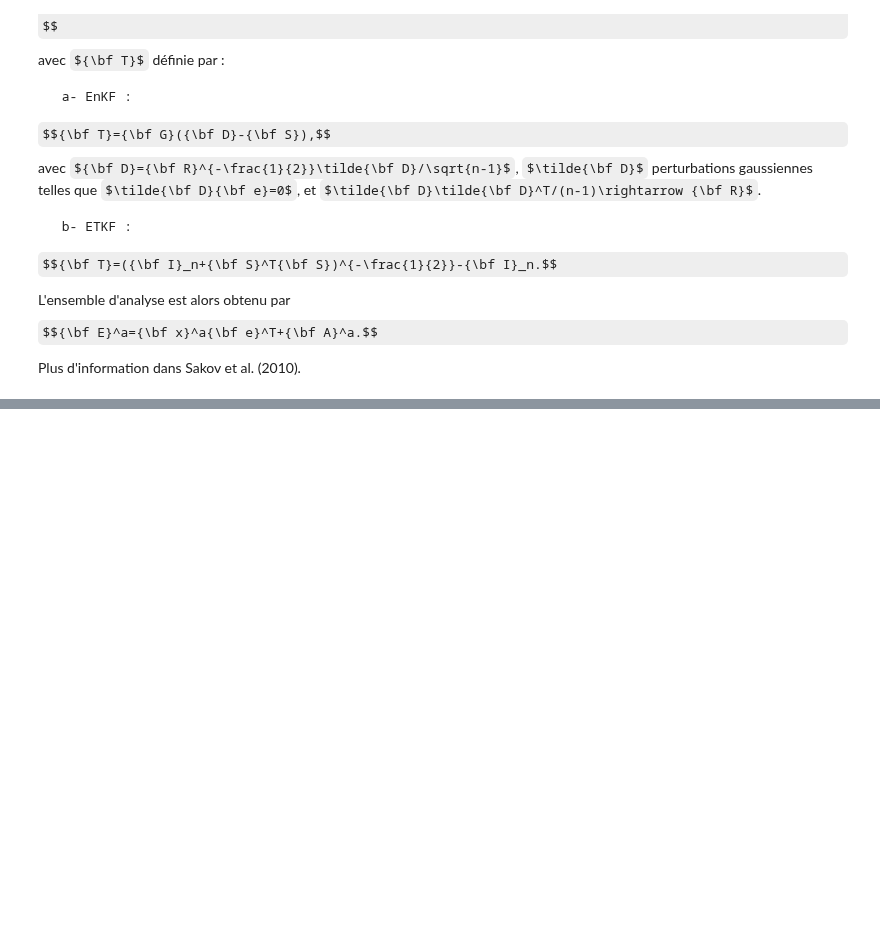
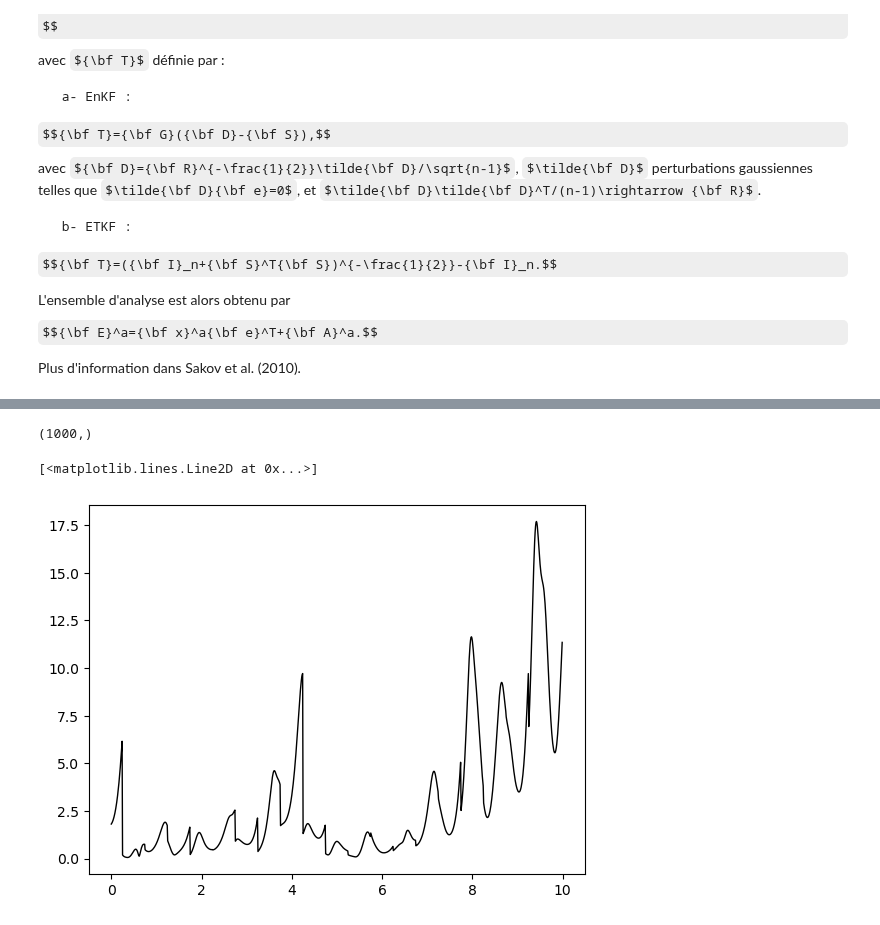
Before and after one commit to MaxMosh/n7-SN, a Jupyter notebook: 3A ModIA/S9 (INSA)/Sequential filtering/TP2_5fEnKF.ipynb, the cells around one changed output, grey strips where cells are left out. Cells and saved outputs as stored; diff of their text form; code cells hidden in the pictures; some formulas as TeX source; blank space fills up the shorter version.

```diff
--- a/3A ModIA/S9 (INSA)/Sequential filtering/TP2_5fEnKF.ipynb
+++ b/3A ModIA/S9 (INSA)/Sequential filtering/TP2_5fEnKF.ipynb
@@ -274,3 +319,15 @@ plt.show()
+# %%
+rmse_enkf = (true_state[:,:,0] - xvarmean)**2
+rmse_enkf = np.sqrt(np.mean(rmse_enkf, axis=0))
+# %%
+rmse_enkf.shape
+# %% [output]
+(1000,)
+# %%
+plt.plot(true_time,rmse_enkf,'black',linewidth=1.,label='Reference')
+# %% [output]
+[<matplotlib.lines.Line2D at 0x...>]
+[figure, added]
 # %%
 #Cycle d'assimilation par filtres de Kalman d'ensemble
 nmem=30
```
Also changed, not shown: parts of 6 cells of this notebook, 21 other files.
